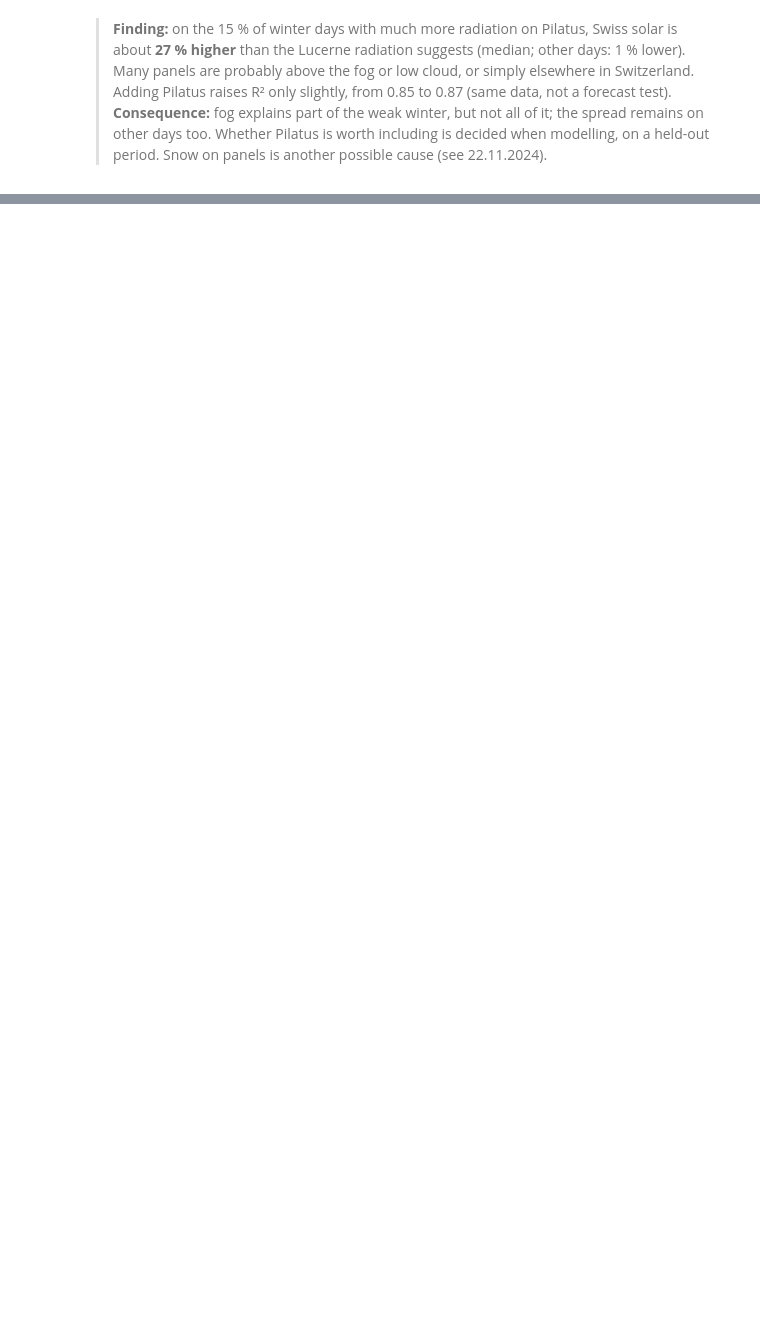
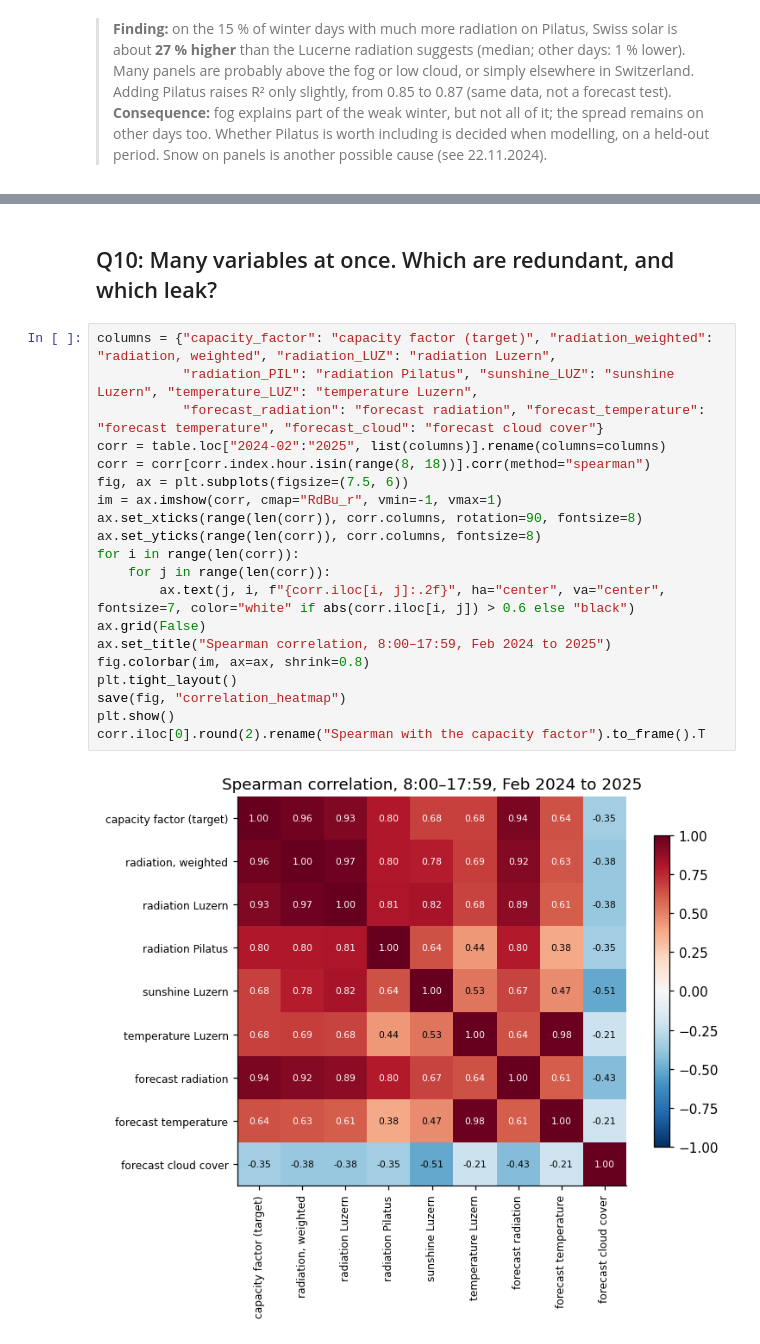
Before and after one commit to Elias-Schwegler/Flurin_Elias_hs26_project, a Jupyter notebook: notebooks/combined/combined_eda.ipynb, the cells around one changed output, grey strips where cells are left out. Cells and saved outputs as stored; diff of their text form; blank space fills up the shorter version.

```diff
--- a/notebooks/combined/combined_eda.ipynb
+++ b/notebooks/combined/combined_eda.ipynb
@@ -232,0 +516,24 @@ R² October to February, Lucerne radiation only: 0.851 | with Pilatus as well: 0
+# %% [markdown]
+## Q10: Many variables at once. Which are redundant, and which leak?
+# %%
+columns = {"capacity_factor": "capacity factor (target)", "radiation_weighted": "radiation, weighted", "radiation_LUZ": "radiation Luzern",
+           "radiation_PIL": "radiation Pilatus", "sunshine_LUZ": "sunshine Luzern", "temperature_LUZ": "temperature Luzern",
+           "forecast_radiation": "forecast radiation", "forecast_temperature": "forecast temperature", "forecast_cloud": "forecast cloud cover"}
+corr = table.loc["2024-02":"2025", list(columns)].rename(columns=columns)
+corr = corr[corr.index.hour.isin(range(8, 18))].corr(method="spearman")
+fig, ax = plt.subplots(figsize=(7.5, 6))
+im = ax.imshow(corr, cmap="RdBu_r", vmin=-1, vmax=1)
+ax.set_xticks(range(len(corr)), corr.columns, rotation=90, fontsize=8)
+ax.set_yticks(range(len(corr)), corr.columns, fontsize=8)
+for i in range(len(corr)):
+    for j in range(len(corr)):
+        ax.text(j, i, f"{corr.iloc[i, j]:.2f}", ha="center", va="center", fontsize=7, color="white" if abs(corr.iloc[i, j]) > 0.6 else "black")
+ax.grid(False)
+ax.set_title("Spearman correlation, 8:00–17:59, Feb 2024 to 2025")
+fig.colorbar(im, ax=ax, shrink=0.8)
+plt.tight_layout()
+save(fig, "correlation_heatmap")
+plt.show()
+corr.iloc[0].round(2).rename("Spearman with the capacity factor").to_frame().T
+# %% [output]
+[figure, added]
```
Also changed, not shown: parts of 32 cells of this notebook.
